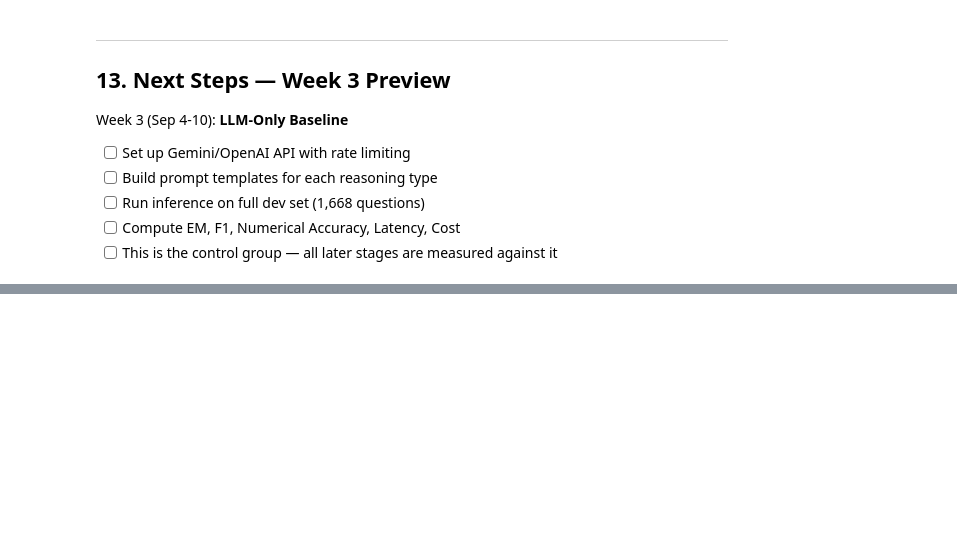
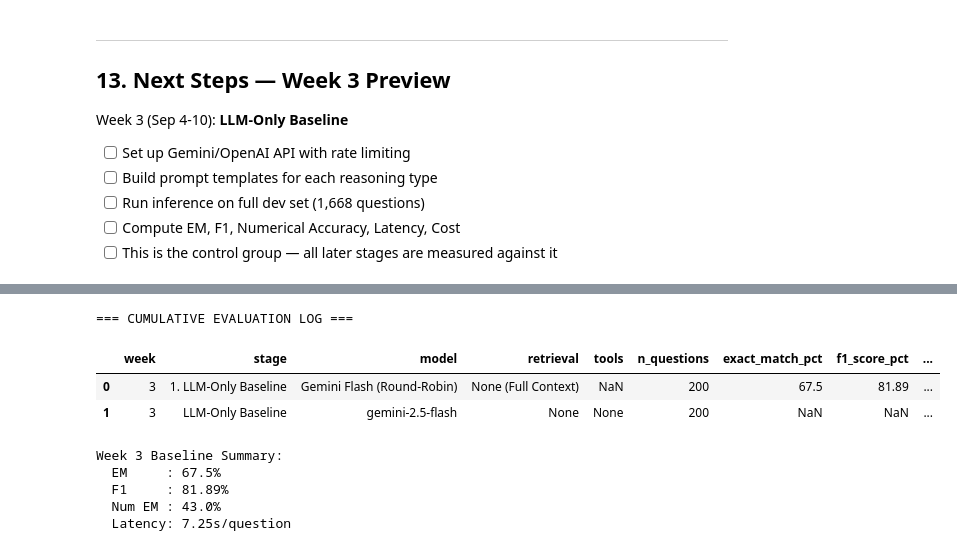
Before and after one commit to sarthakks18/Finance-AI-TATQA, a Jupyter notebook: finance_ai_tatqa.ipynb, the cells around one changed output, grey strips where cells are left out. Cells and saved outputs as stored; diff of their text form; code cells hidden in the pictures; blank space fills up the shorter version.

```diff
--- a/finance_ai_tatqa.ipynb
+++ b/finance_ai_tatqa.ipynb
@@ -1405,0 +1928,50 @@ Week 3 (Sep 4-10): **LLM-Only Baseline**
+# %%
+results_df = pd.read_csv(OUTPUT_DIR / 'baseline_results.csv')
+labeled    = results_df[results_df['answer_type'] != ''].copy()
+
+overall_em     = round(labeled['em'].mean() * 100, 2)
+overall_f1     = round(labeled['f1'].mean() * 100, 2)
+overall_num_em = round(labeled['num_em'].mean() * 100, 2)
+avg_latency    = round(labeled['latency_s'].mean(), 2)
+
+eval_log_path = OUTPUT_DIR / 'cumulative_eval_log.csv'
+new_entry = pd.DataFrame([{
+    'week'       : 3,
+    'stage'      : 'LLM-Only Baseline',
+    'model'      : MODEL_NAME,
+    'retrieval'  : 'None',
+    'tools'      : 'None',
+    'n_questions': len(labeled),
+    'em_pct'     : overall_em,
+    'f1_pct'     : overall_f1,
+    'num_em_pct' : overall_num_em,
+    'avg_latency': avg_latency,
+    'notes'      : 'Control group. No retrieval, no tools. Pure LLM memory.',
+}])
+
+if eval_log_path.exists():
+    log = pd.read_csv(eval_log_path)
+    log = pd.concat([log, new_entry], ignore_index=True)
+else:
+    log = new_entry
+
+log.to_csv(eval_log_path, index=False)
+log2 = OUTPUT_DIR / '../cumulative_eval_log.csv'
+log.to_csv(log2, index=False)
+print('=== CUMULATIVE EVALUATION LOG ===')
+display(log)
+print(f'\nWeek 3 Baseline Summary:')
+print(f'  EM     : {overall_em}%')
+print(f'  F1     : {overall_f1}%')
+print(f'  Num EM : {overall_num_em}%')
+print(f'  Latency: {avg_latency}s/question')
+# %% [output]
+=== CUMULATIVE EVALUATION LOG ===
+|  | week | stage | model | retrieval | tools | n_questions | exact_match_pct | f1_score_pct | ... |
+| 0 | 3 | 1. LLM-Only Baseline | Gemini Flash (Round-Robin) | None (Full Context) | NaN | 200 | 67.5 | 81.89 | ... |
+| 1 | 3 | LLM-Only Baseline | gemini-2.5-flash | None | None | 200 | NaN | NaN | ... |
+Week 3 Baseline Summary:
+  EM     : 67.5%
+  F1     : 81.89%
+  Num EM : 43.0%
+  Latency: 7.25s/question
```
Also changed, not shown: parts of 22 cells of this notebook, 7 other files.
